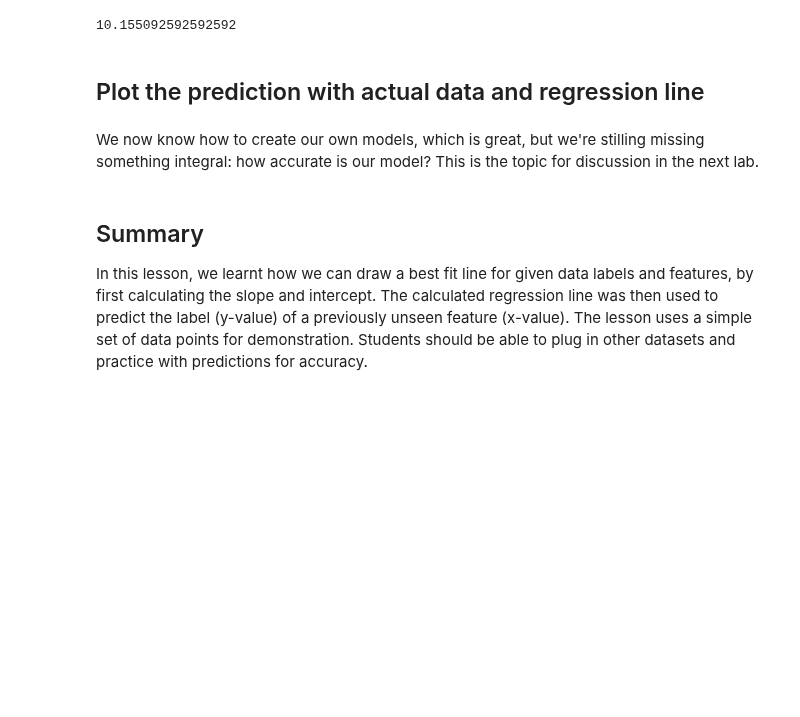
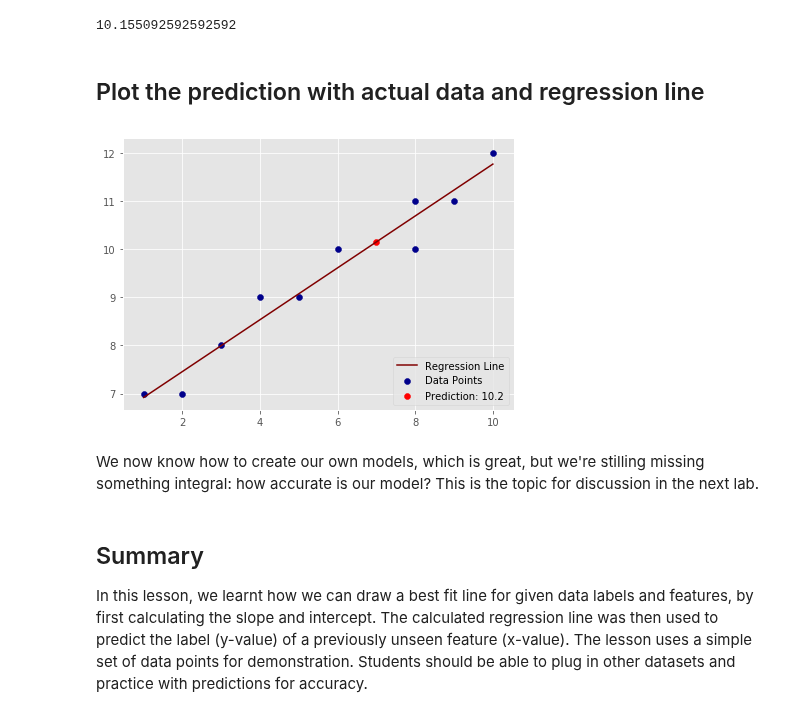
Before and after one commit to elenasm7/dsc-0-10-07-simple-linear-regression-lab-nyc-ds-career-012819, a Jupyter notebook: index.ipynb, the cells around one changed output. Drawn from its saved outputs; the diff is of its cells as text; code cells hidden in the pictures; blank space fills up the shorter version.

```diff
--- a/index.ipynb
+++ b/index.ipynb
@@ -163,12 +163,14 @@ y_predicted
 ## Plot the prediction with actual data and regression line
 # %%
 # Plot as above and show the predicted value
-plt.figure(figsize=(6,4))
+plt.figure(figsize=(7,5))
 plt.plot(X,regression_line,label='Regression Line',color='maroon')
 plt.scatter(X,Y,color='darkblue',label='Data Points')
 plt.scatter(x_new,y_predicted,color='red',label='Prediction: 10.2')
 plt.legend(loc=4)
 plt.show();
+# %% [output]
+[figure, added]
 # %% [markdown]
 We now know how to create our own models, which is great, but we're stilling missing something integral: how accurate is our model? This is the topic for discussion in the next lab.
 # %% [markdown]
```
